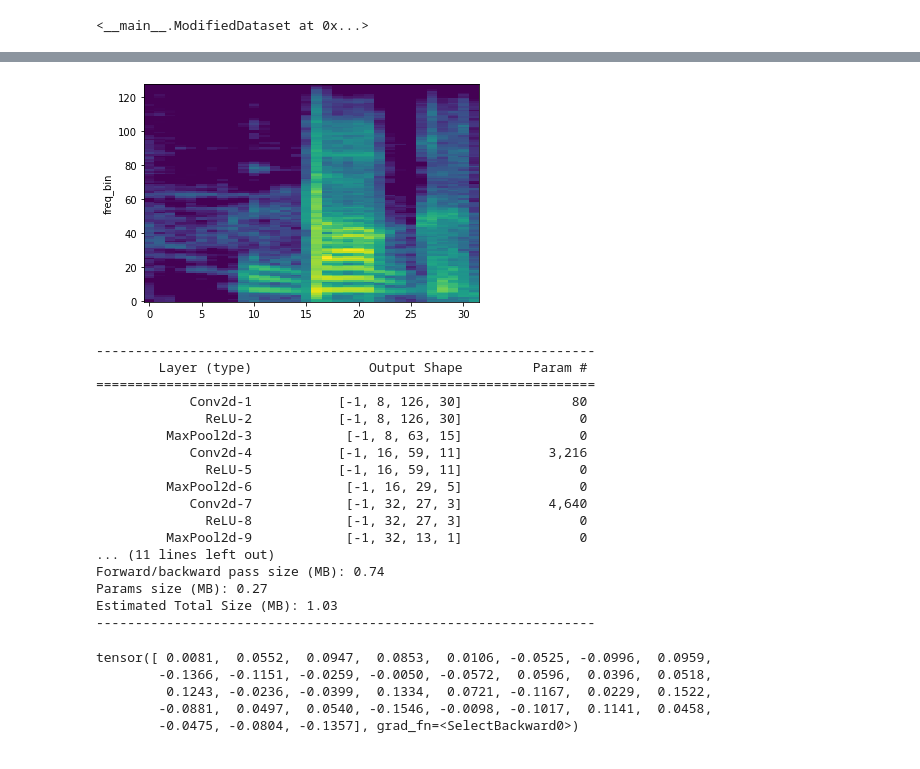
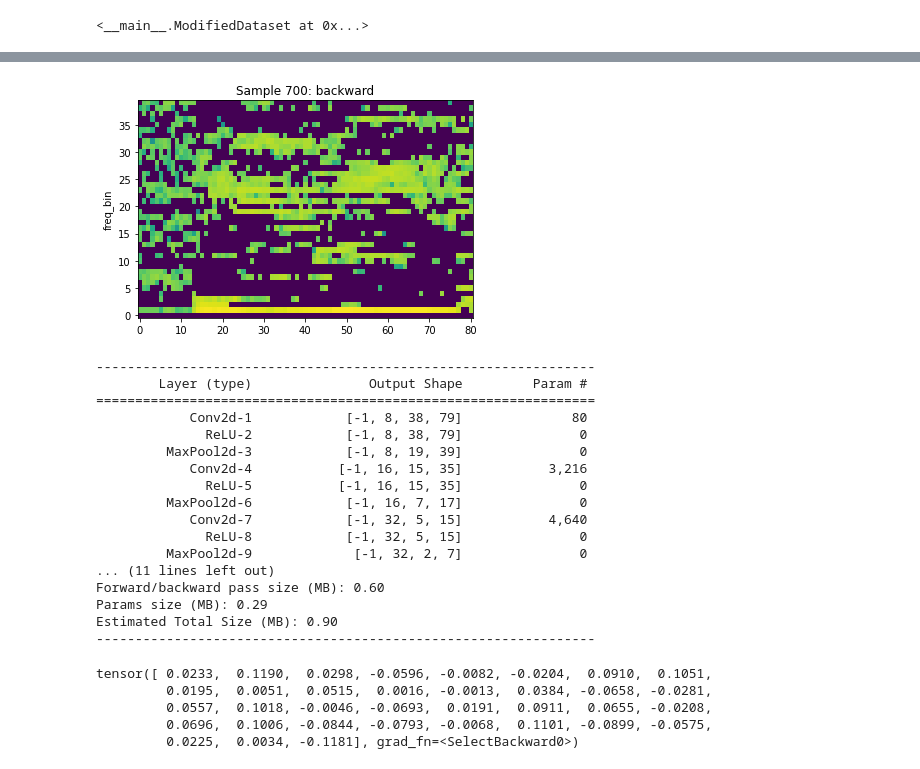
Before and after one commit to marie678/Audio-Classification, a Jupyter notebook: cnn_speechcommands.ipynb, the cells around one changed output, grey strips where cells are left out. Drawn from its saved outputs; the diff is of its cells as text; code cells hidden in the pictures.

Commit message:
final run on mfcc

```diff
--- a/cnn_speechcommands.ipynb
+++ b/cnn_speechcommands.ipynb
@@ -91,7 +89,7 @@ class ModifiedDataset(torch.utils.data.Dataset):
         encoded_label = self.encoder.transform([og_label])
         encoded_label = encoded_label.squeeze().astype(np.int64)
 
-        return waveform, og_sample_rate, encoded_label, spectrogram
+        return waveform, og_sample_rate, encoded_label, spectrogram, og_label
 
     def _resample(self, wvf, sr):
         if sr != self.target_sample_rate:
@@ -157,28 +155,28 @@ transfo_spectro = torchaudio.transforms.Spectrogram(
 # %%
 # choose which transformation to apply to the waveforms + adjust necessary parameters/variables :
 
-transfo = 'mel_spectrogram'
-# transfo = 'mfcc'
+# transfo = 'mel_spectrogram'
+transfo = 'mfcc'
 # transfo = 'spectrogram'
 
 
 if transfo == 'mel_spectrogram' :
-  transformation = transfo_mel
-  cnn = CNN_mel()
-  best_model = CNN_mel()
-  random_tensor = torch.rand([64,1,128,32]).to(device)
+    transformation = transfo_mel
+    cnn = CNN_mel()
+    best_model = CNN_mel()
+    random_tensor = torch.rand([64,1,128,32]).to(device)
 
 elif transfo == 'mfcc':
-  transformation = transfo_mfcc
-  cnn = CNN_mfcc()
-  best_model = CNN_mfcc()
-  random_tensor = torch.rand([64,1,40,81]).to(device)
+    transformation = transfo_mfcc
+    cnn = CNN_mfcc()
+    best_model = CNN_mfcc()
+    random_tensor = torch.rand([64,1,40,81]).to(device)
 
 elif transfo == 'spectrogram':
-  transformation = transfo_spectro
-  cnn = CNN_spectro()
-  best_model = CNN_spectro()
-  random_tensor = torch.rand([64,1,513,32]).to(device)
+    transformation = transfo_spectro
+    cnn = CNN_spectro()
+    best_model = CNN_spectro()
+    random_tensor = torch.rand([64,1,513,32]).to(device)
 # %%
 # create new datasets
 
@@ -282,11 +280,11 @@ IPython.display.Audio(waveform, rate=sample_rate)
 # %%
-i = 8000
-waveform, sample_rate, label, spectrogram = modif_train[i]
-plot_spectrogram(spectrogram[0]) #'MFCC'
+i = 700
+waveform, sample_rate, label, spectrogram, og_label = modif_train[i]
+plot_spectrogram(spectrogram[0], f"Sample {i}: {og_label}") #'MFCC'
 IPython.display.Audio(waveform, rate=sample_rate)
 # %% [output]
 [interactive output not drawn]
-[figure, old version]
+[figure, new version]
 # %%
 # #check that they all have the same sample rate and number of samples (in validation subset)
 
@@ -332,33 +330,30 @@ summary(cnn, input_size=input_size)
 ----------------------------------------------------------------
         Layer (type)               Output Shape         Param #
 ================================================================
-            Conv2d-1           [-1, 8, 126, 30]              80
-              ReLU-2           [-1, 8, 126, 30]               0
-         MaxPool2d-3            [-1, 8, 63, 15]               0
-            Conv2d-4           [-1, 16, 59, 11]           3,216
-              ReLU-5           [-1, 16, 59, 11]               0
-         MaxPool2d-6            [-1, 16, 29, 5]               0
-            Conv2d-7            [-1, 32, 27, 3]           4,640
-              ReLU-8            [-1, 32, 27, 3]               0
-         MaxPool2d-9            [-1, 32, 13, 1]               0
+            Conv2d-1            [-1, 8, 38, 79]              80
+              ReLU-2            [-1, 8, 38, 79]               0
+         MaxPool2d-3            [-1, 8, 19, 39]               0
+            Conv2d-4           [-1, 16, 15, 35]           3,216
+              ReLU-5           [-1, 16, 15, 35]               0
+         MaxPool2d-6            [-1, 16, 7, 17]               0
+            Conv2d-7            [-1, 32, 5, 15]           4,640
+              ReLU-8            [-1, 32, 5, 15]               0
+         MaxPool2d-9             [-1, 32, 2, 7]               0
 ... (11 lines left out)
-Forward/backward pass size (MB): 0.74
-Params size (MB): 0.27
-Estimated Total Size (MB): 1.03
+Forward/backward pass size (MB): 0.60
+Params size (MB): 0.29
+Estimated Total Size (MB): 0.90
 ----------------------------------------------------------------
 # %%
 # try with a random tensor of the right dimensions
 
 cnn(random_tensor)[0]
-# cnn(torch.rand([64,1,128,32]).to(device))[0]
-# cnn(torch.rand([64,1,40,81]).to(device))[0] # MFCC
-# cnn(torch.rand([64,1,513,32]).to(device))[0] # spectrogram
 # %% [output]
-tensor([ 0.0081,  0.0552,  0.0947,  0.0853,  0.0106, -0.0525, -0.0996,  0.0959,
-        -0.1366, -0.1151, -0.0259, -0.0050, -0.0572,  0.0596,  0.0396,  0.0518,
-         0.1243, -0.0236, -0.0399,  0.1334,  0.0721, -0.1167,  0.0229,  0.1522,
-        -0.0881,  0.0497,  0.0540, -0.1546, -0.0098, -0.1017,  0.1141,  0.0458,
-        -0.0475, -0.0804, -0.1357], grad_fn=<SelectBackward0>)
+tensor([ 0.0233,  0.1190,  0.0298, -0.0596, -0.0082, -0.0204,  0.0910,  0.1051,
+         0.0195,  0.0051,  0.0515,  0.0016, -0.0013,  0.0384, -0.0658, -0.0281,
+         0.0557,  0.1018, -0.0046, -0.0693,  0.0191,  0.0911,  0.0655, -0.0208,
+         0.0696,  0.1006, -0.0844, -0.0793, -0.0068,  0.1101, -0.0899, -0.0575,
+         0.0225,  0.0034, -0.1181], grad_fn=<SelectBackward0>)
 # %%
 # train the network
 
```
Also changed, not shown: parts of 14 cells of this notebook, 1 other file.
